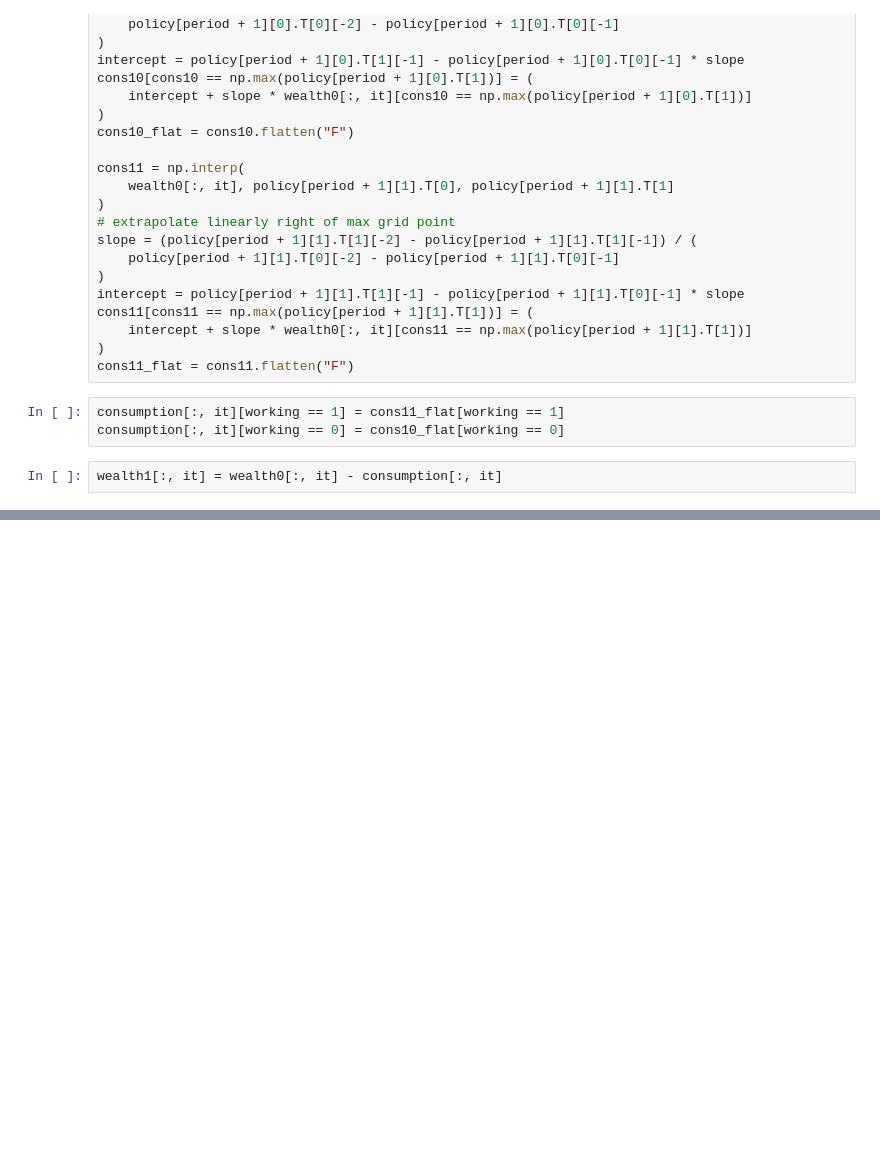
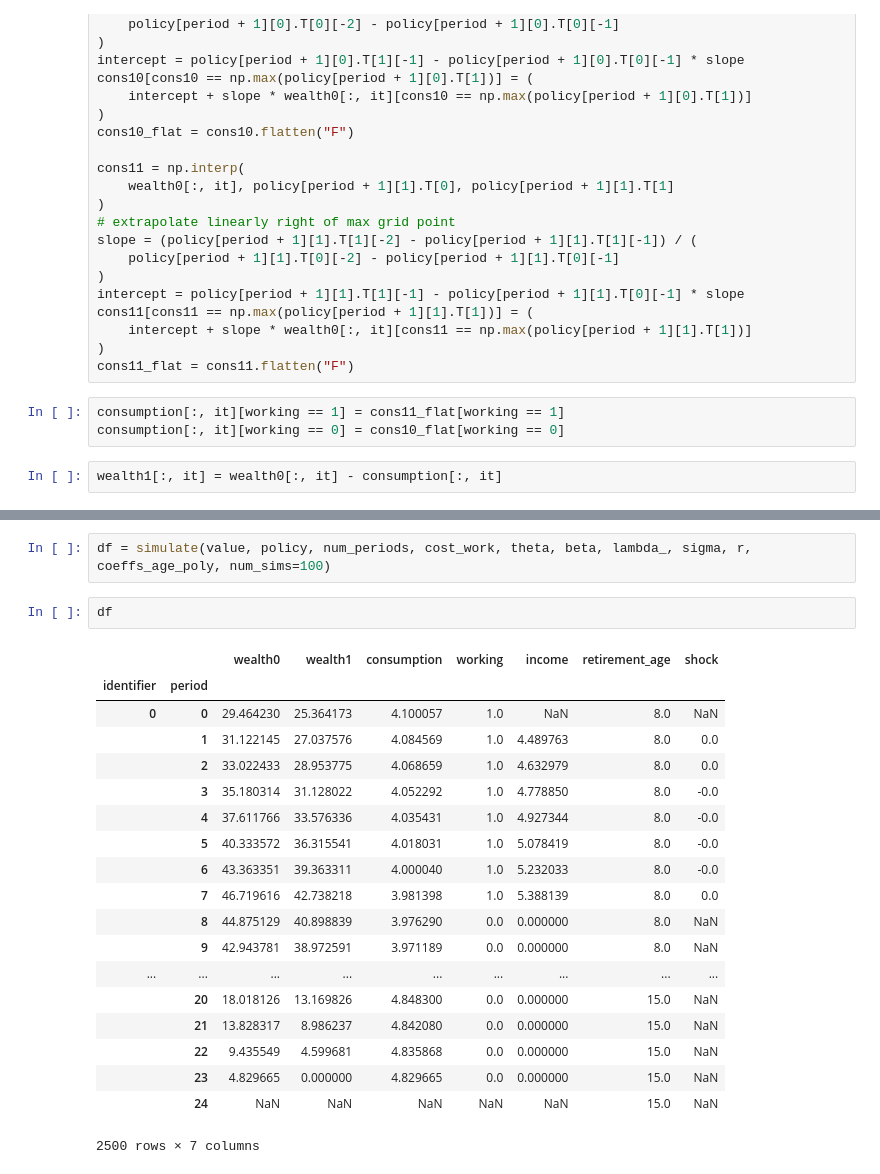
Before and after one commit to SeBecker/dc-egm, a Jupyter notebook: development/simulation.ipynb, the cells around one changed output, grey strips where cells are left out. Saved outputs shown, nothing was run; the diff lists cells and outputs as text; blank space fills up the shorter version.

```diff
--- a/development/simulation.ipynb
+++ b/development/simulation.ipynb
@@ -936,0 +273,24 @@ array([[       nan, 4.48976338, 4.63297866, 4.77885033, 4.9273435 ,
+# %%
+df = simulate(value, policy, num_periods, cost_work, theta, beta, lambda_, sigma, r,  coeffs_age_poly, num_sims=100)
+# %%
+df
+# %% [output]
+|  |  | wealth0 | wealth1 | consumption | working | income | retirement_age | shock |
+| identifier | period |  |  |  |  |  |  |  |
+| 0 | 0 | 29.464230 | 25.364173 | 4.100057 | 1.0 | NaN | 8.0 | NaN |
+|  | 1 | 31.122145 | 27.037576 | 4.084569 | 1.0 | 4.489763 | 8.0 | 0.0 |
+|  | 2 | 33.022433 | 28.953775 | 4.068659 | 1.0 | 4.632979 | 8.0 | 0.0 |
+|  | 3 | 35.180314 | 31.128022 | 4.052292 | 1.0 | 4.778850 | 8.0 | -0.0 |
+|  | 4 | 37.611766 | 33.576336 | 4.035431 | 1.0 | 4.927344 | 8.0 | -0.0 |
+|  | 5 | 40.333572 | 36.315541 | 4.018031 | 1.0 | 5.078419 | 8.0 | -0.0 |
+|  | 6 | 43.363351 | 39.363311 | 4.000040 | 1.0 | 5.232033 | 8.0 | -0.0 |
+|  | 7 | 46.719616 | 42.738218 | 3.981398 | 1.0 | 5.388139 | 8.0 | 0.0 |
+|  | 8 | 44.875129 | 40.898839 | 3.976290 | 0.0 | 0.000000 | 8.0 | NaN |
+|  | 9 | 42.943781 | 38.972591 | 3.971189 | 0.0 | 0.000000 | 8.0 | NaN |
+| ... | ... | ... | ... | ... | ... | ... | ... | ... |
+|  | 20 | 18.018126 | 13.169826 | 4.848300 | 0.0 | 0.000000 | 15.0 | NaN |
+|  | 21 | 13.828317 | 8.986237 | 4.842080 | 0.0 | 0.000000 | 15.0 | NaN |
+|  | 22 | 9.435549 | 4.599681 | 4.835868 | 0.0 | 0.000000 | 15.0 | NaN |
+|  | 23 | 4.829665 | 0.000000 | 4.829665 | 0.0 | 0.000000 | 15.0 | NaN |
+|  | 24 | NaN | NaN | NaN | NaN | NaN | 15.0 | NaN |
+2500 rows × 7 columns
```
Also changed, not shown: parts of 11 cells of this notebook, 4 other files.
